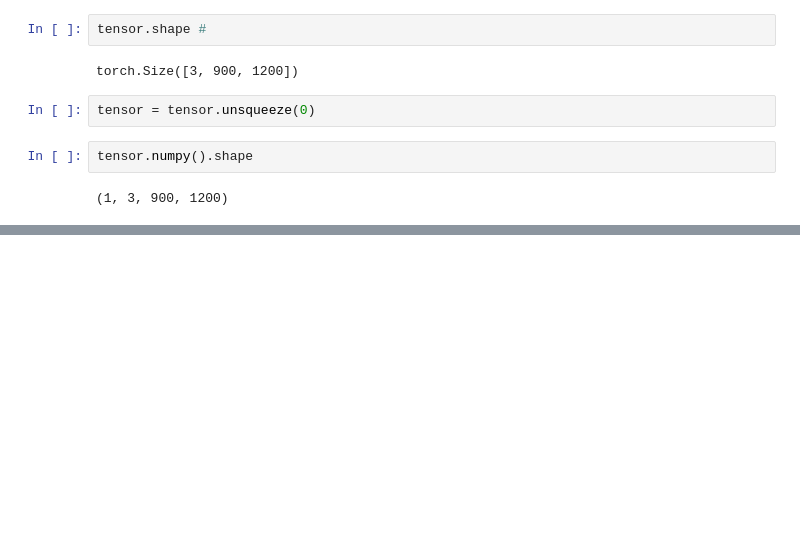
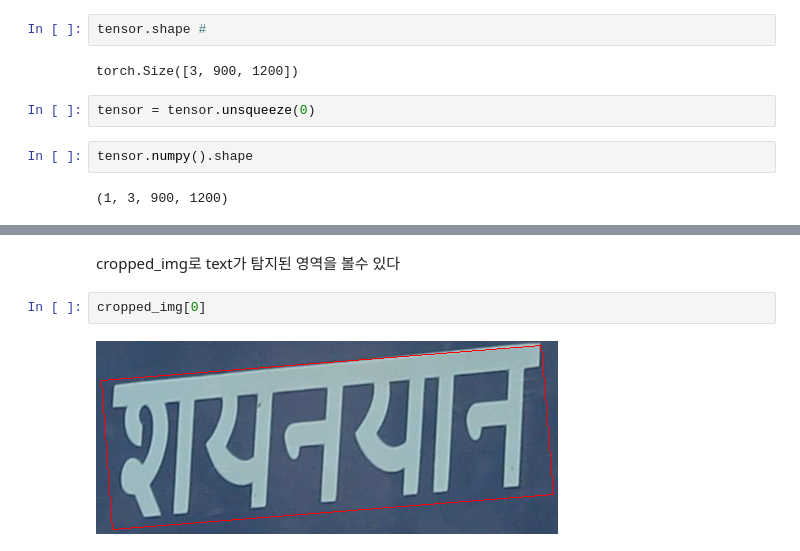
Before and after one commit to NKAnzu/exp1, a Jupyter notebook: [GD-12] OCR_Detect_Image_Text.ipynb, the cells around one changed output, grey strips where cells are left out. Saved outputs shown, nothing was run; the diff lists cells and outputs as text; blank space fills up the shorter version.

```diff
--- a/[GD-12] OCR_Detect_Image_Text.ipynb
+++ b/[GD-12] OCR_Detect_Image_Text.ipynb
@@ -598,0 +640,6 @@ ValueError: too many values to unpack (expected 2)
+# %% [markdown]
+cropped_img로 text가 탐지된 영역을 볼수 있다
+# %%
+cropped_img[0]
+# %% [output]
+[figure, added]
```
Also changed, not shown: parts of 17 cells of this notebook.
